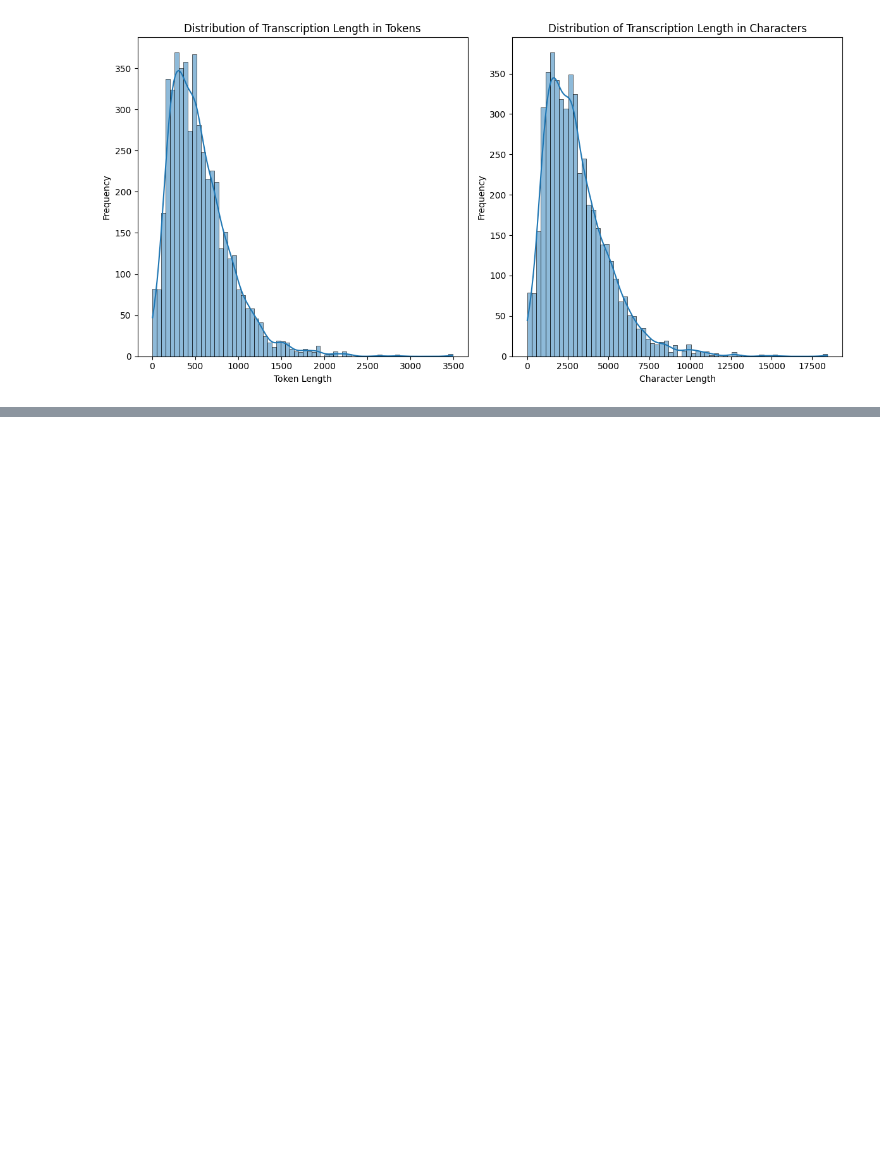
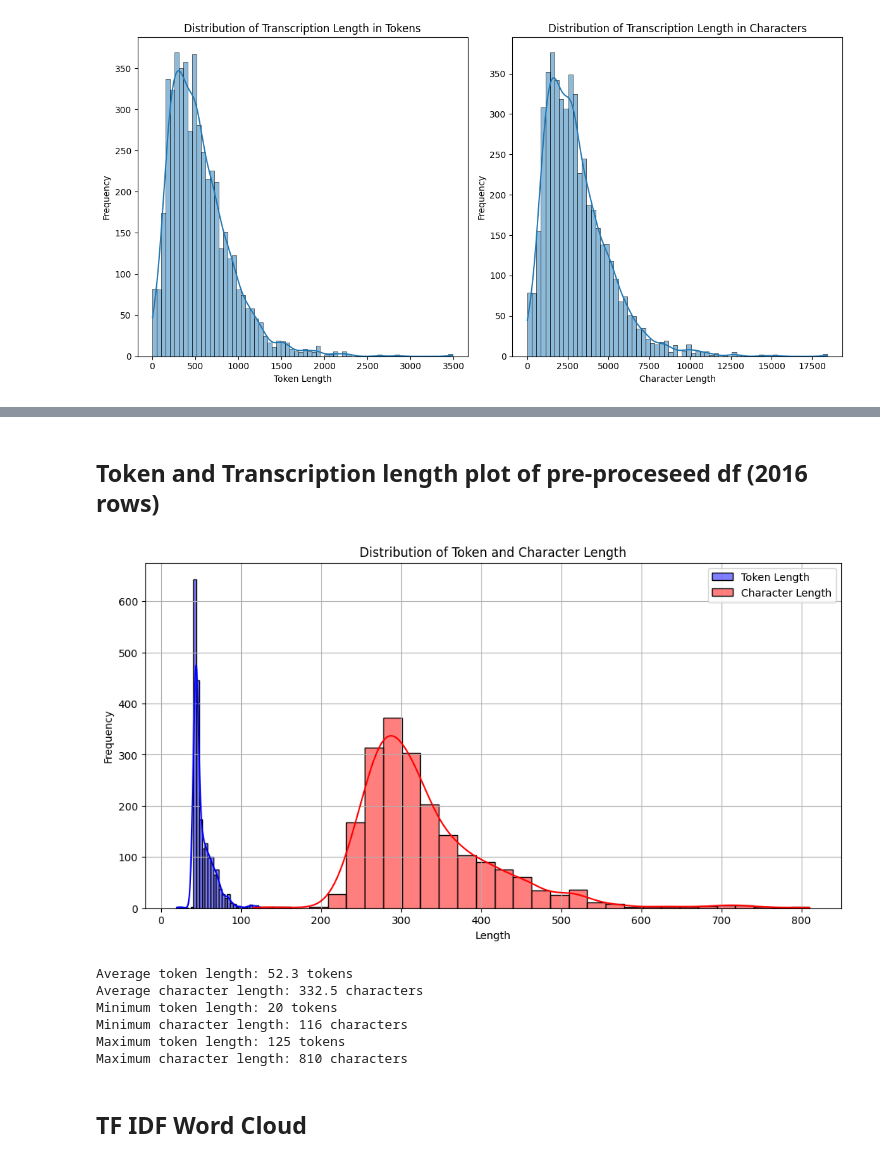
Before and after one commit to kkdresen/MasterThesis_MedTextPrivacy, a Jupyter notebook: EDA/Thesis_Med_&_Hugging_Face_EDA_ (2).ipynb, the cells around one changed output, grey strips where cells are left out. Cells and saved outputs as stored; diff of their text form; code cells hidden in the pictures; blank space fills up the shorter version.

```diff
--- a/EDA/Thesis_Med_&_Hugging_Face_EDA_ (2).ipynb
+++ b/EDA/Thesis_Med_&_Hugging_Face_EDA_ (2).ipynb
@@ -297,0 +571,3 @@ plot_transcription_length_distributions(length_metrics_df)
+# %%
+# Filter out categories with fewer than 50 entries
+data = data.groupby('medical_specialty').filter(lambda x: x.shape[0] >= 50)
@@ -297,0 +613,5 @@ plot_transcription_length_distributions(length_metrics_df)
+# %%
+df = data
+# %%
+# Apply the function to the DataFrame
+data = clean_target_variables(data, 'medical_specialty')
@@ -297,0 +636,57 @@ plot_transcription_length_distributions(length_metrics_df)
+# %% [markdown]
+## Token and Transcription length plot of pre-proceseed df (2016 rows)
+# %%
+import matplotlib.pyplot as plt
+import seaborn as sns
+import pandas as pd
+
+def plot_token_character_distribution(df, column):
+    # Calculate token and character lengths
+    df['token_length'] = df[column].apply(lambda x: len(x.split()))
+    df['char_length'] = df[column].apply(lambda x: len(x))
+
+    # Calculate statistical information
+    avg_token_length = df['token_length'].mean()
+    avg_char_length = df['char_length'].mean()
+    min_token_length = df['token_length'].min()
+    min_char_length = df['char_length'].min()
+    max_token_length = df['token_length'].max()
+    max_char_length = df['char_length'].max()
+
+    # Create the plot
+    plt.figure(figsize=(12, 6))
+    sns.histplot(df['token_length'], color='blue', label='Token Length', kde=True, bins=30)
+    sns.histplot(df['char_length'], color='red', label='Character Length', kde=True, bins=30)
+    plt.xlabel('Length')
+    plt.ylabel('Frequency')
+    plt.title('Distribution of Token and Character Length')
+    plt.legend()
+    plt.grid(True)
+    plt.show()
+
+    # Output statistical information
+    info = (
+        f"Average token length: {avg_token_length:.1f} tokens\n"
+        f"Average character length: {avg_char_length:.1f} characters\n"
+        f"Minimum token length: {min_token_length} tokens\n"
+        f"Minimum character length: {min_char_length} characters\n"
+        f"Maximum token length: {max_token_length} tokens\n"
+        f"Maximum character length: {max_char_length} characters"
+    )
+
+    return info
+
+# Example usage
+# df = pd.DataFrame({'text': ["Sample text data for testing the function"]})  # Replace with your actual dataframe and column
+info = plot_token_character_distribution(data, 'extracted_text')
+print(info)
+# %% [output]
+[figure, added]
+Average token length: 52.3 tokens
+Average character length: 332.5 characters
+Minimum token length: 20 tokens
+Minimum character length: 116 characters
+Maximum token length: 125 tokens
+Maximum character length: 810 characters
+# %% [markdown]
+## TF IDF Word Cloud
```
Also changed, not shown: parts of 37 cells of this notebook.
